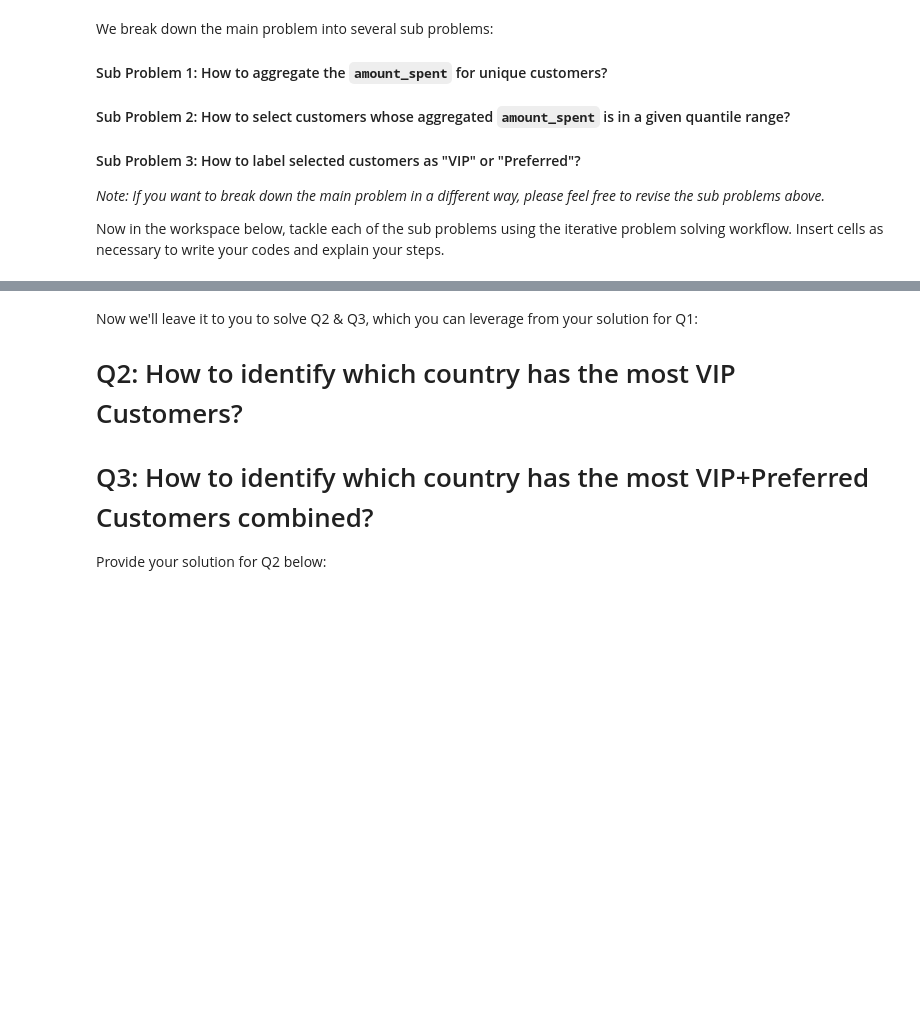
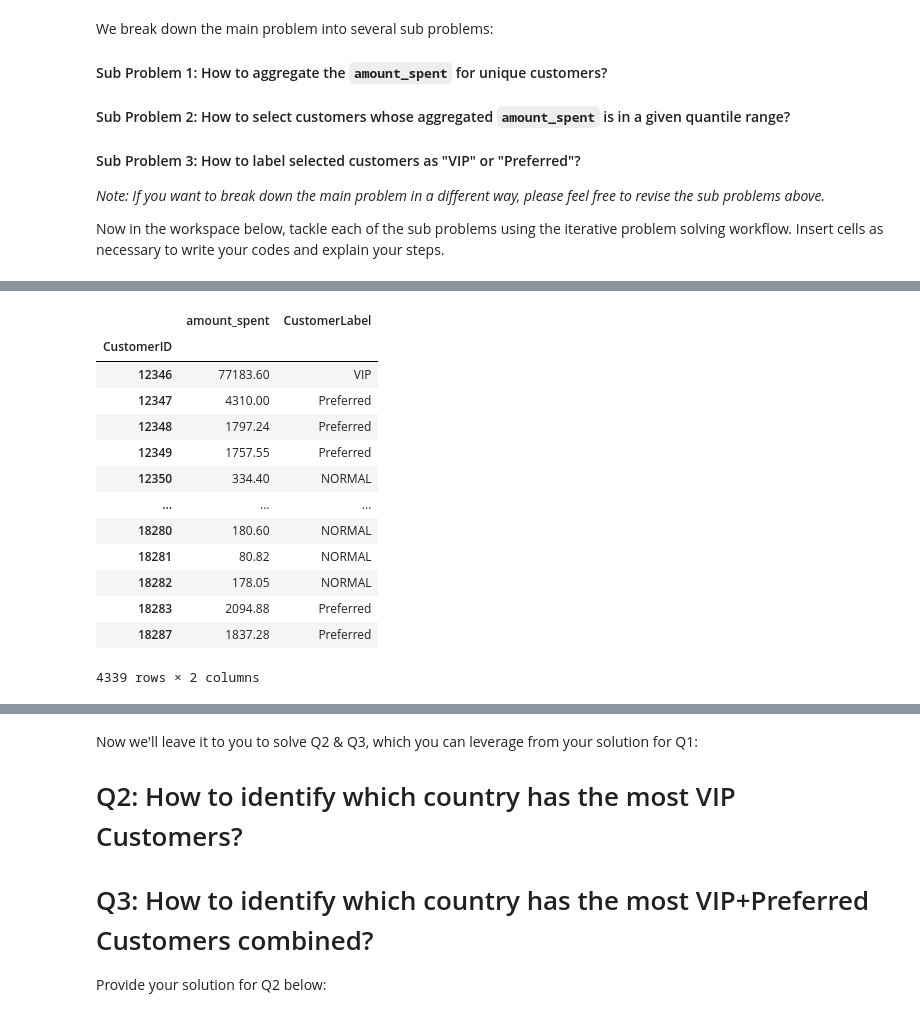
Before and after one commit to Os-f-dev/datamex_012021, a Jupyter notebook: module-2/lab-df-calculation-and-transformation/your-code/challenge-3.ipynb, the cells around one changed output, grey strips where cells are left out. Drawn from its saved outputs; the diff is of its cells as text; code cells hidden in the pictures; blank space fills up the shorter version.

```diff
--- a/module-2/lab-df-calculation-and-transformation/your-code/challenge-3.ipynb
+++ b/module-2/lab-df-calculation-and-transformation/your-code/challenge-3.ipynb
@@ -49,3 +49,6 @@ We break down the main problem into several sub problems:
 Now in the workspace below, tackle each of the sub problems using the iterative problem solving workflow. Insert cells as necessary to write your codes and explain your steps.
 # %%
 # your code here
+
+grupo=orders.groupby('CustomerID').agg({'amount_spent': 'sum'})
+grupo
@@ -51,0 +81,18 @@ Now in the workspace below, tackle each of the sub problems using the iterative
+# %%
+grupo["CustomerLabel"] = grupo["amount_spent"].apply(NivelC)
+grupo
+# %% [output]
+|  | amount_spent | CustomerLabel |
+| CustomerID |  |  |
+| 12346 | 77183.60 | VIP |
+| 12347 | 4310.00 | Preferred |
+| 12348 | 1797.24 | Preferred |
+| 12349 | 1757.55 | Preferred |
+| 12350 | 334.40 | NORMAL |
+| ... | ... | ... |
+| 18280 | 180.60 | NORMAL |
+| 18281 | 80.82 | NORMAL |
+| 18282 | 178.05 | NORMAL |
+| 18283 | 2094.88 | Preferred |
+| 18287 | 1837.28 | Preferred |
+4339 rows × 2 columns
```
Also changed, not shown: parts of 10 cells of this notebook, 1 other file.
